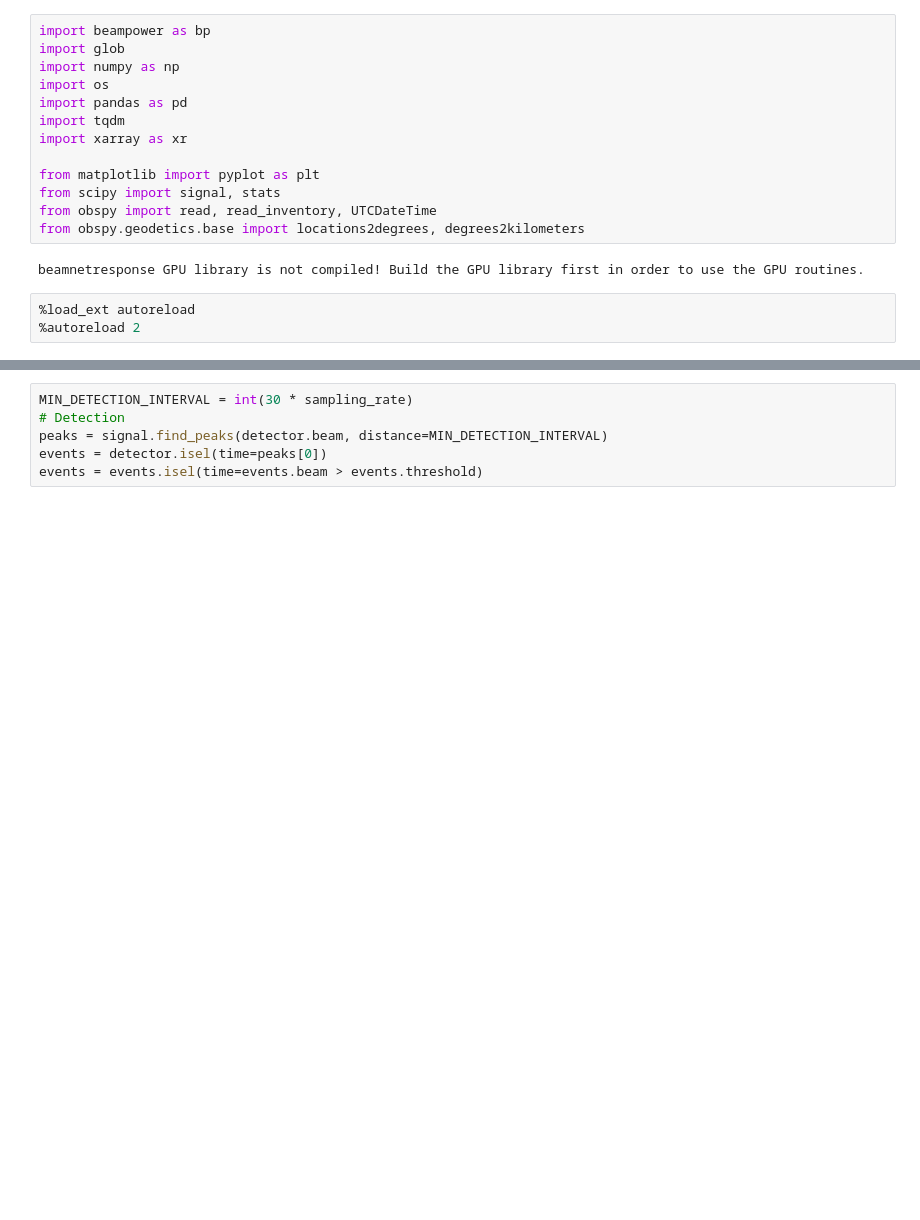
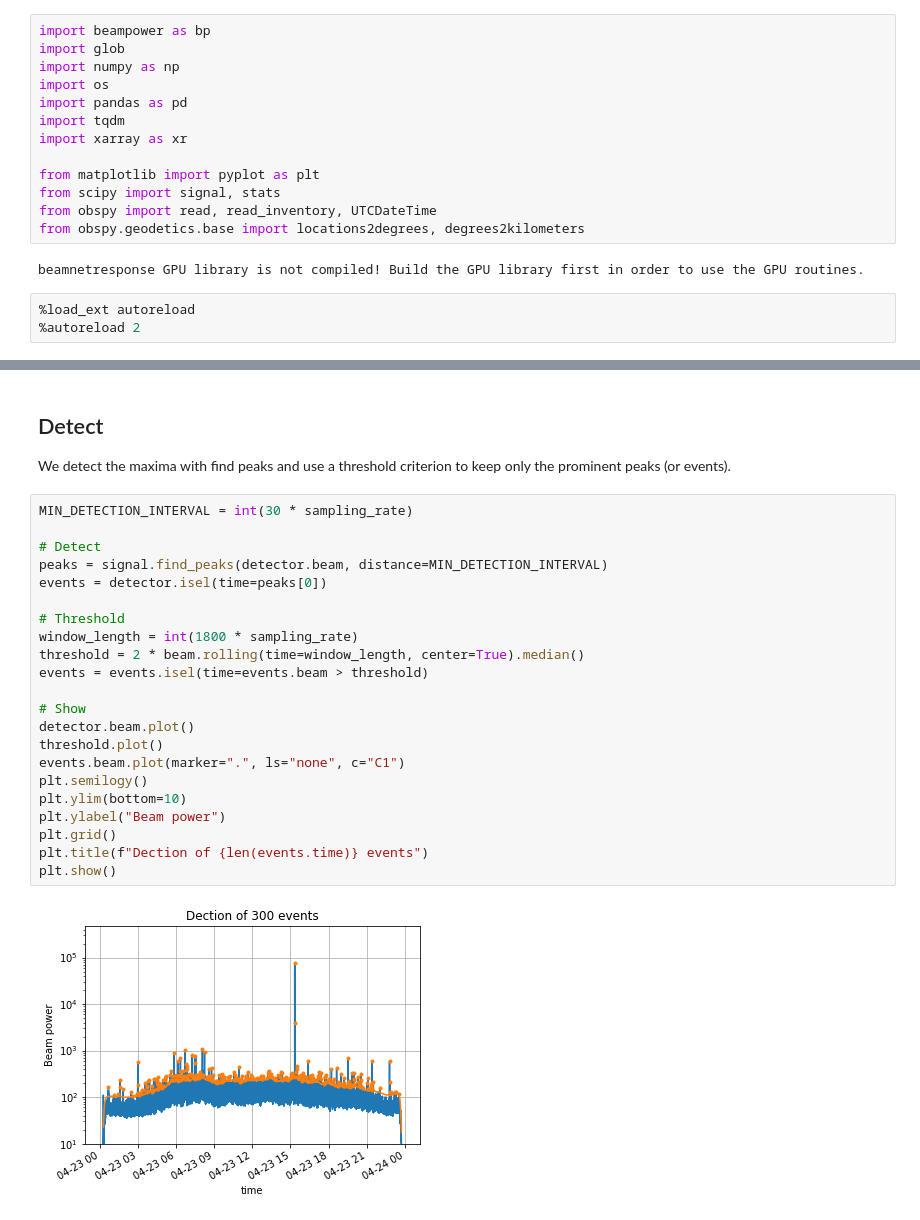
Before and after one commit to ebeauce/beampower, a Jupyter notebook: notebooks/3_localization.ipynb, the cells around one changed output, grey strips where cells are left out. Saved outputs shown, nothing was run; the diff lists cells and outputs as text; blank space fills up the shorter version.

```diff
--- a/notebooks/3_localization.ipynb
+++ b/notebooks/3_localization.ipynb
@@ -167,6 +176,28 @@ detector = detector.assign(grid)
+# %% [markdown]
+## Detect
+
+We detect the maxima with find peaks and use a threshold criterion to keep only the prominent peaks (or events).
 # %%
 MIN_DETECTION_INTERVAL = int(30 * sampling_rate)
-# Detection
+
+# Detect
 peaks = signal.find_peaks(detector.beam, distance=MIN_DETECTION_INTERVAL)
 events = detector.isel(time=peaks[0])
-events = events.isel(time=events.beam > events.threshold)
+
+# Threshold
+window_length = int(1800 * sampling_rate)
+threshold = 2 * beam.rolling(time=window_length, center=True).median()
+events = events.isel(time=events.beam > threshold)
+
+# Show
+detector.beam.plot()
+threshold.plot()
+events.beam.plot(marker=".", ls="none", c="C1")
+plt.semilogy()
+plt.ylim(bottom=10)
+plt.ylabel("Beam power")
+plt.grid()
+plt.title(f"Dection of {len(events.time)} events")
+plt.show()
+# %% [output]
+[figure, added]
```
Also changed, not shown: parts of 25 cells of this notebook, 3 other files.
